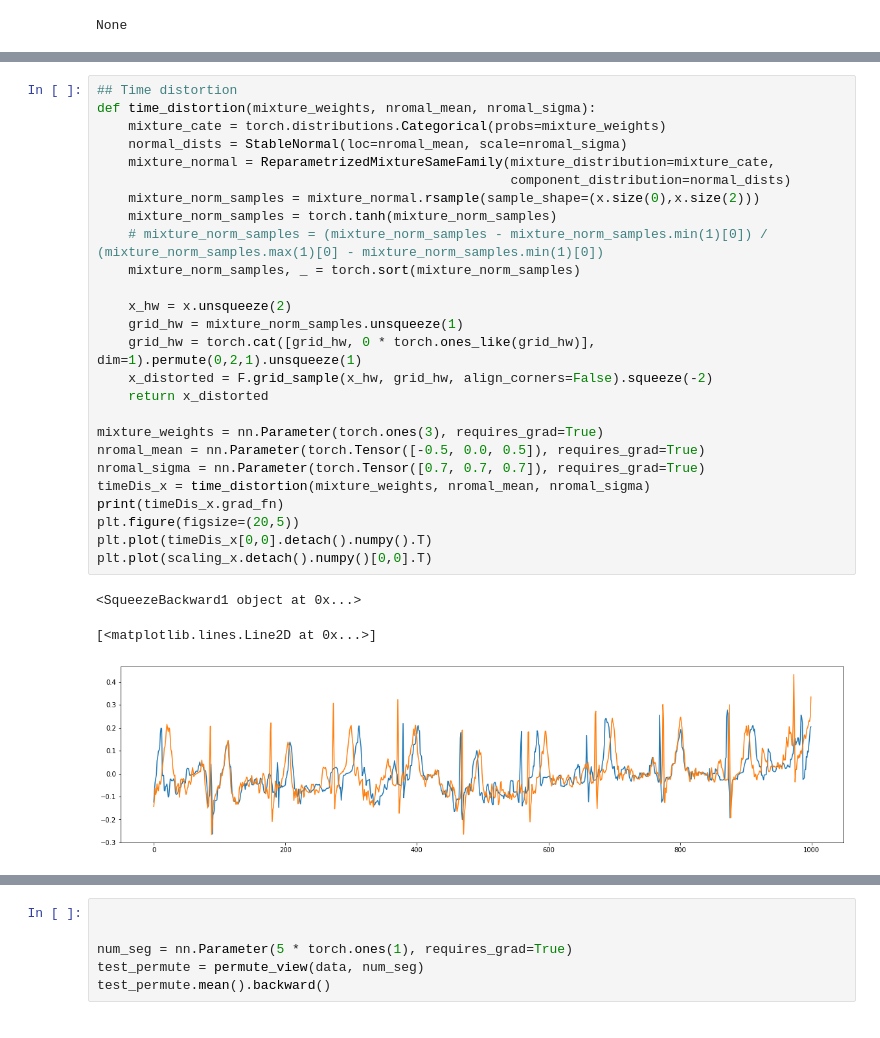
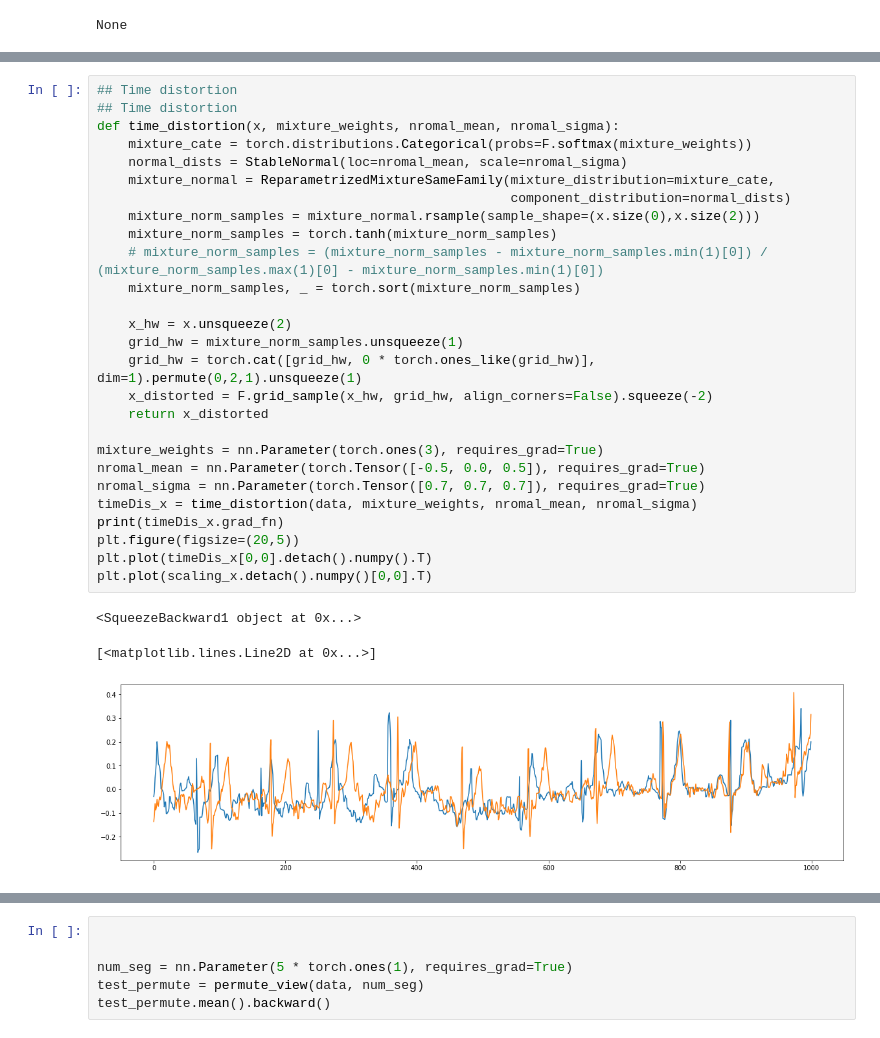
Before and after one commit to comp-well-org/LEAVES, a Jupyter notebook: torch_data_augmentation.ipynb, the cells around one changed output, grey strips where cells are left out. Drawn from its saved outputs; the diff is of its cells as text.

Commit message:
visualize aug

```diff
--- a/torch_data_augmentation.ipynb
+++ b/torch_data_augmentation.ipynb
@@ -206,33 +206,34 @@ torch.Size([2, 12])
 # %%
 ## Time distortion
-def time_distortion(mixture_weights, nromal_mean, nromal_sigma):
-    mixture_cate = torch.distributions.Categorical(probs=mixture_weights)
+## Time distortion
+def time_distortion(x, mixture_weights, nromal_mean, nromal_sigma):
+    mixture_cate = torch.distributions.Categorical(probs=F.softmax(mixture_weights))
     normal_dists = StableNormal(loc=nromal_mean, scale=nromal_sigma)
     mixture_normal = ReparametrizedMixtureSameFamily(mixture_distribution=mixture_cate,
                                                      component_distribution=normal_dists)
     mixture_norm_samples = mixture_normal.rsample(sample_shape=(x.size(0),x.size(2)))
     mixture_norm_samples = torch.tanh(mixture_norm_samples)
     # mixture_norm_samples = (mixture_norm_samples - mixture_norm_samples.min(1)[0]) / (mixture_norm_samples.max(1)[0] - mixture_norm_samples.min(1)[0])
     mixture_norm_samples, _ = torch.sort(mixture_norm_samples)
 
     x_hw = x.unsqueeze(2)
     grid_hw = mixture_norm_samples.unsqueeze(1)
     grid_hw = torch.cat([grid_hw, 0 * torch.ones_like(grid_hw)], dim=1).permute(0,2,1).unsqueeze(1)
     x_distorted = F.grid_sample(x_hw, grid_hw, align_corners=False).squeeze(-2)
     return x_distorted
 
 mixture_weights = nn.Parameter(torch.ones(3), requires_grad=True)
 nromal_mean = nn.Parameter(torch.Tensor([-0.5, 0.0, 0.5]), requires_grad=True)
 nromal_sigma = nn.Parameter(torch.Tensor([0.7, 0.7, 0.7]), requires_grad=True)
-timeDis_x = time_distortion(mixture_weights, nromal_mean, nromal_sigma)
+timeDis_x = time_distortion(data, mixture_weights, nromal_mean, nromal_sigma)
 print(timeDis_x.grad_fn)
 plt.figure(figsize=(20,5))
 plt.plot(timeDis_x[0,0].detach().numpy().T)
 plt.plot(scaling_x.detach().numpy()[0,0].T)
 # %% [output]
 <SqueezeBackward1 object at 0x...>
 [<matplotlib.lines.Line2D at 0x...>]
-[figure, old version]
+[figure, new version]
 # %%
 ## Permutation
 class permuteView(torch.autograd.Function):
```
Also changed, not shown: parts of 18 cells of this notebook, 2 other files.
